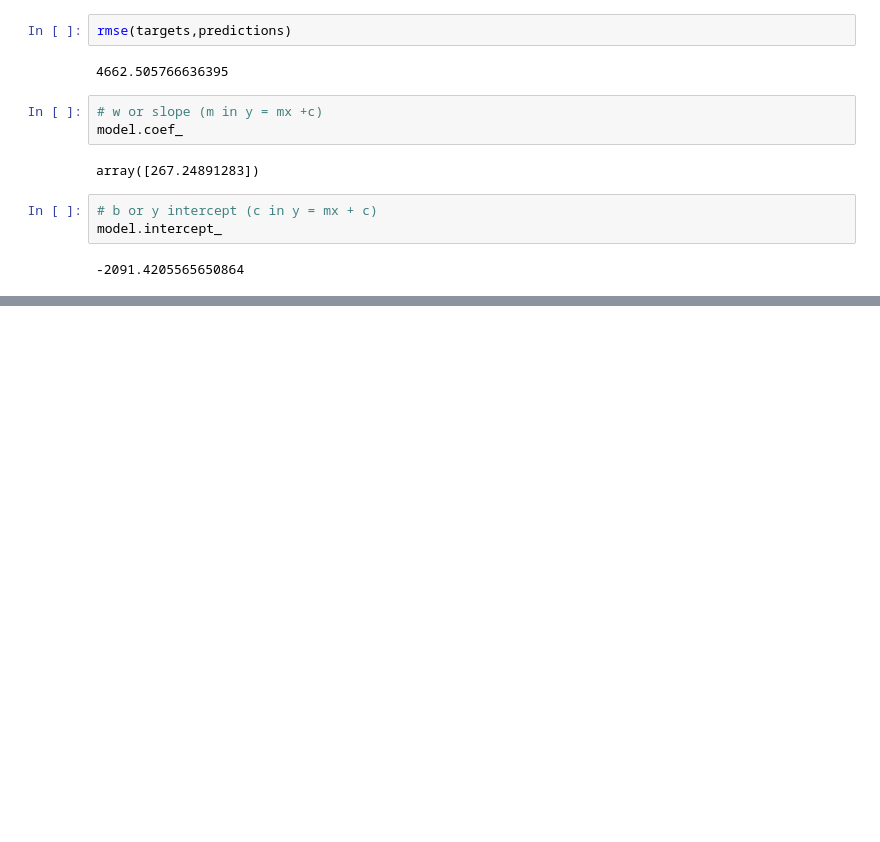
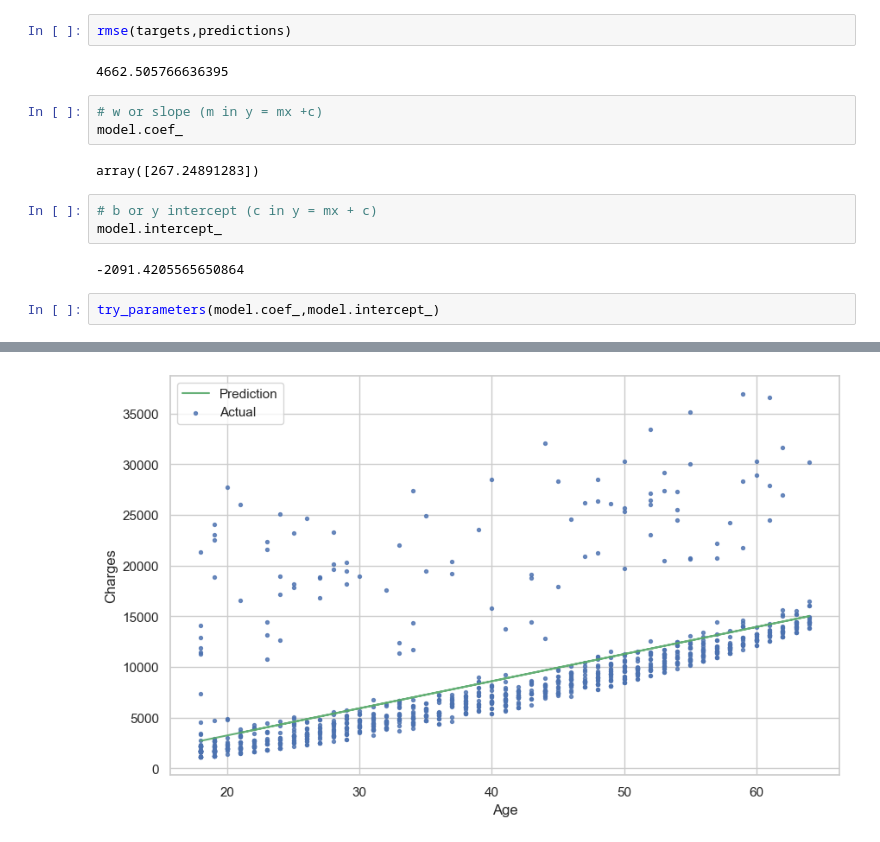
Before and after one commit to gachempa/KRBV0723, a Jupyter notebook: MachineLearning/ML-MedicalCharges.ipynb, the cells around one changed output, grey strips where cells are left out. Cells and saved outputs as stored; diff of their text form; blank space fills up the shorter version.

```diff
--- a/MachineLearning/ML-MedicalCharges.ipynb
+++ b/MachineLearning/ML-MedicalCharges.ipynb
@@ -441,3 +441,6 @@ array([267.24891283])
 model.intercept_
 # %% [output]
 -2091.4205565650864
+# %%
+try_parameters(model.coef_,model.intercept_)
+# %% [output]
@@ -443,0 +448 @@ model.intercept_
+[figure, added]
```
Also changed, not shown: parts of 2 cells of this notebook.
